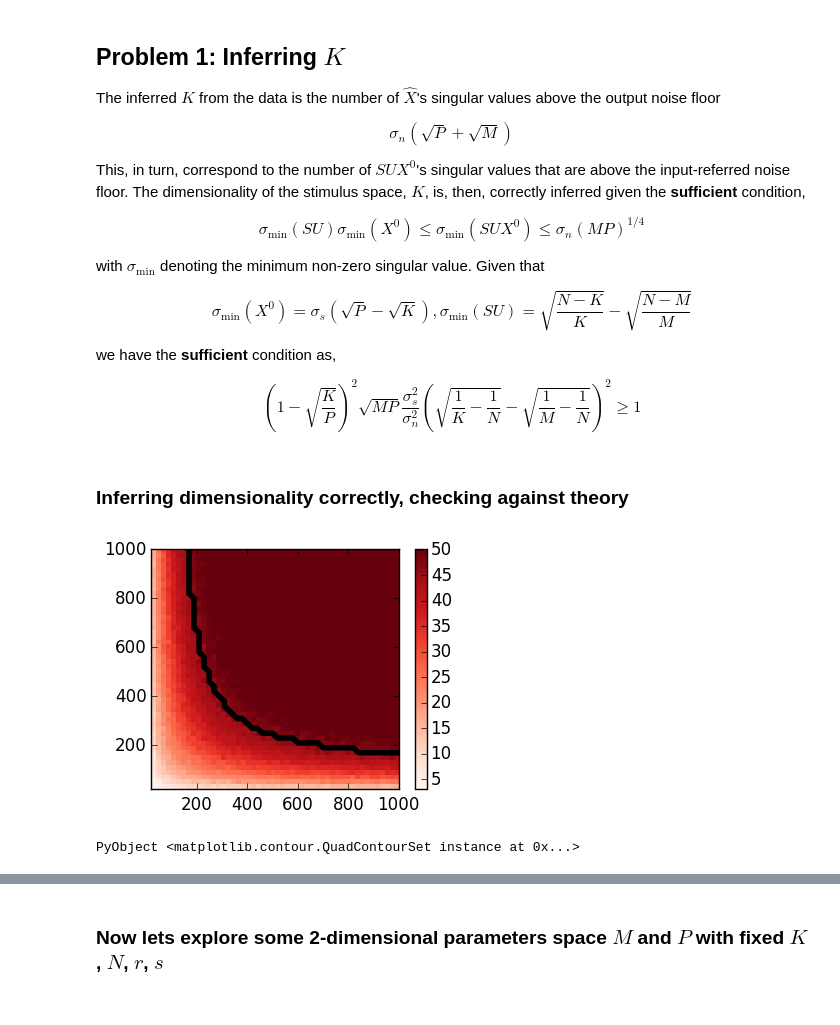
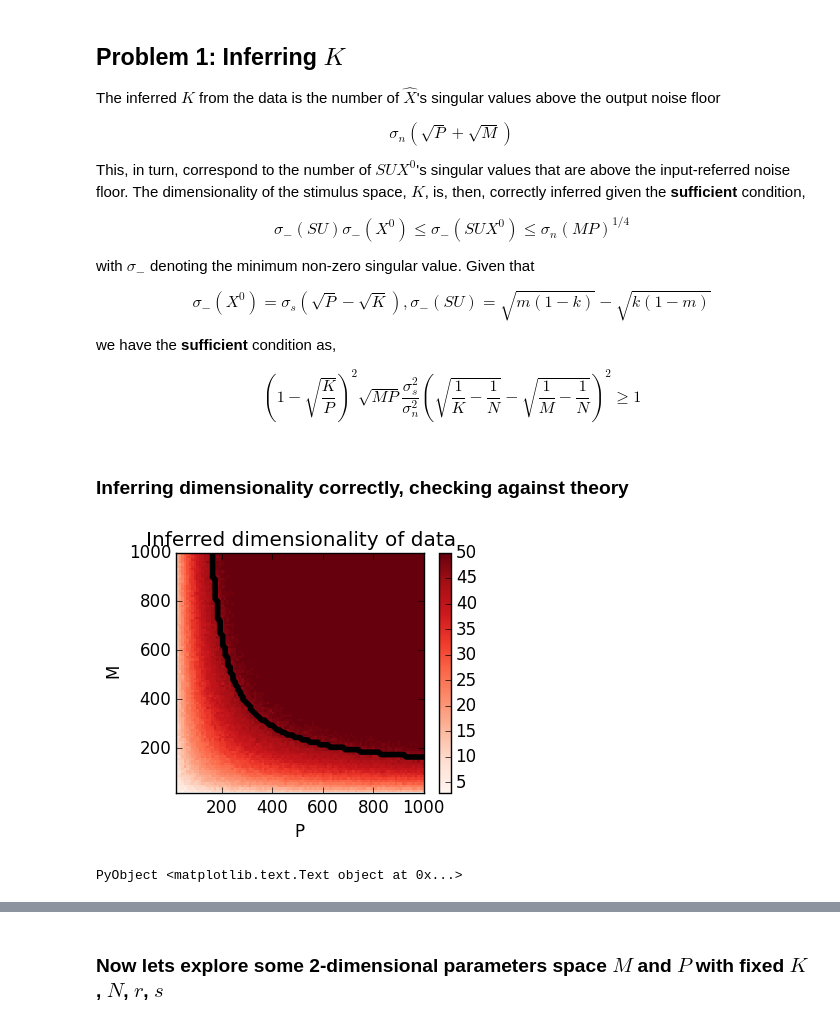
Before and after one commit to ganguli-lab/single-trial, a Jupyter notebook: notebooks/Analysis - Static Low-D Stim Decoding.ipynb, the cells around one changed output, grey strips where cells are left out. Cells and saved outputs as stored; diff of their text form; code cells hidden in the pictures.

```diff
--- a/notebooks/Analysis - Static Low-D Stim Decoding.ipynb
+++ b/notebooks/Analysis - Static Low-D Stim Decoding.ipynb
@@ -50,14 +62,14 @@ $$
 This, in turn, correspond to the number of $SUX^0$'s singular values that are above the input-referred noise floor. The dimensionality of the stimulus space, $K$, is, then, correctly inferred given the **sufficient** condition,
 
 $$
-\sigma_{\min}(SU)\sigma_{\min}(X^0) \leq \sigma_{\min}(SUX^0) \leq \sigma_n\left(MP\right)^{1/4}
+\sigma_-(SU)\sigma_-(X^0) \leq \sigma_-(SUX^0) \leq \sigma_n\left(MP\right)^{1/4}
 $$
 
-with $\sigma_\min$ denoting the minimum non-zero singular value. Given that
+with $\sigma_-$ denoting the minimum non-zero singular value. Given that
 
 $$
-\sigma_{\min}(X^0) = \sigma_s\left( \sqrt{P} - \sqrt{K} \right),
-\sigma_{\min}(SU) = \sqrt{\frac{N - K}{K}} - \sqrt{\frac{N - M}{M}}
+\sigma_-(X^0) = \sigma_s\left( \sqrt{P} - \sqrt{K} \right),
+\sigma_-(SU) = \sqrt{m(1 - k)} - \sqrt{k(1 - m)}
 $$
 
 we have the **sufficient** condition as,
@@ -86,11 +98,13 @@ theory = ((sqrt(1 / K - 1 / N) - sqrt(1 ./ Ms - 1 / N)).^2 .* sqrt(Ms)) * ((1 -
 # %%
 figure(figsize=(4, 3))
 imshow(rst, aspect="auto", interpolation="nearest", origin="lower", cmap="Reds", extent=[minimum(Ps), maximum(Ps), minimum(Ms), maximum(Ms)]);
 colorbar();
 contour(repmat(Ps', length(Ms), 1), repmat(Ms, 1, length(Ps)), theory, 1, linewidths=4, colors="k")
+xlabel("P"); ylabel("M")
+title("Inferred dimensionality of data")
 # %% [output]
-[figure, old version]
+[figure, new version]
-PyObject <matplotlib.contour.QuadContourSet instance at 0x...>
+PyObject <matplotlib.text.Text object at 0x...>
 # %% [markdown]
 ## Problem 2: Decoding the Stimulus
 
```
Also changed, not shown: parts of 5 cells of this notebook, 2 other files.
